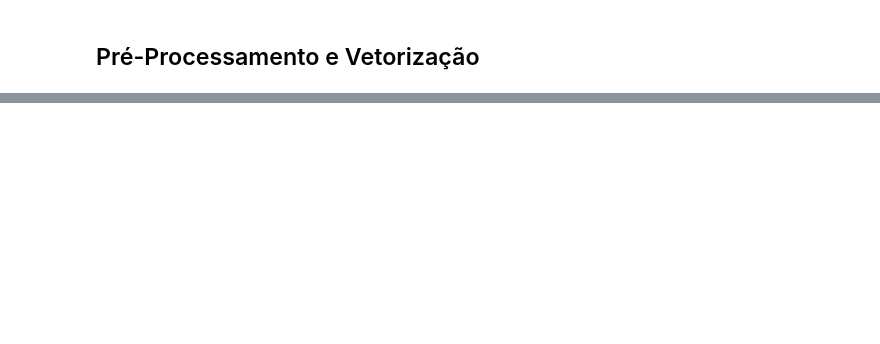
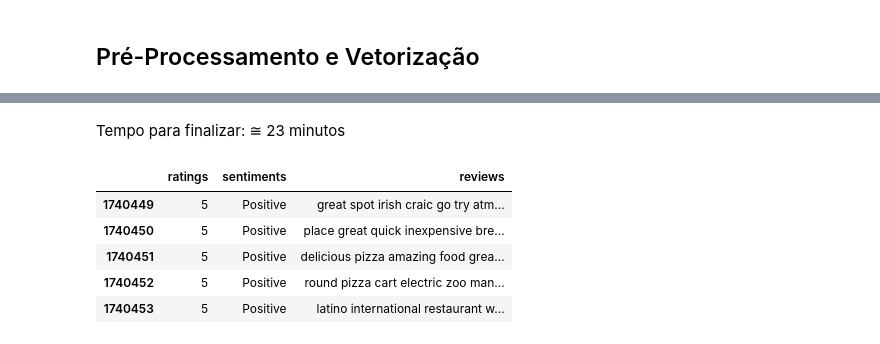
Before and after one commit to Mustasheep/PLN_Analise_Sentimentos, a Jupyter notebook: 02_EDA_Preprocessamento.ipynb, the cells around one changed output, grey strips where cells are left out. Drawn from its saved outputs; the diff is of its cells as text; code cells hidden in the pictures; blank space fills up the shorter version.

```diff
--- a/02_EDA_Preprocessamento.ipynb
+++ b/02_EDA_Preprocessamento.ipynb
@@ -284,0 +386,13 @@ Com isso podemos confirmar nossa análise e prosseguir para nossa primeira etapa
+# %%
+df_pln['reviews'] = df_pln['reviews'].apply(text_preprocessing) # Aplica a função para o resto
+# %% [markdown]
+Tempo para finalizar: ≅ 23 minutos
+# %%
+df_pln.tail()
+# %% [output]
+|  | ratings | sentiments | reviews |
+| 1740449 | 5 | Positive | great spot irish craic go try atm... |
+| 1740450 | 5 | Positive | place great quick inexpensive bre... |
+| 1740451 | 5 | Positive | delicious pizza amazing food grea... |
+| 1740452 | 5 | Positive | round pizza cart electric zoo man... |
+| 1740453 | 5 | Positive | latino international restaurant w... |
```
Also changed, not shown: parts of 17 cells of this notebook.
